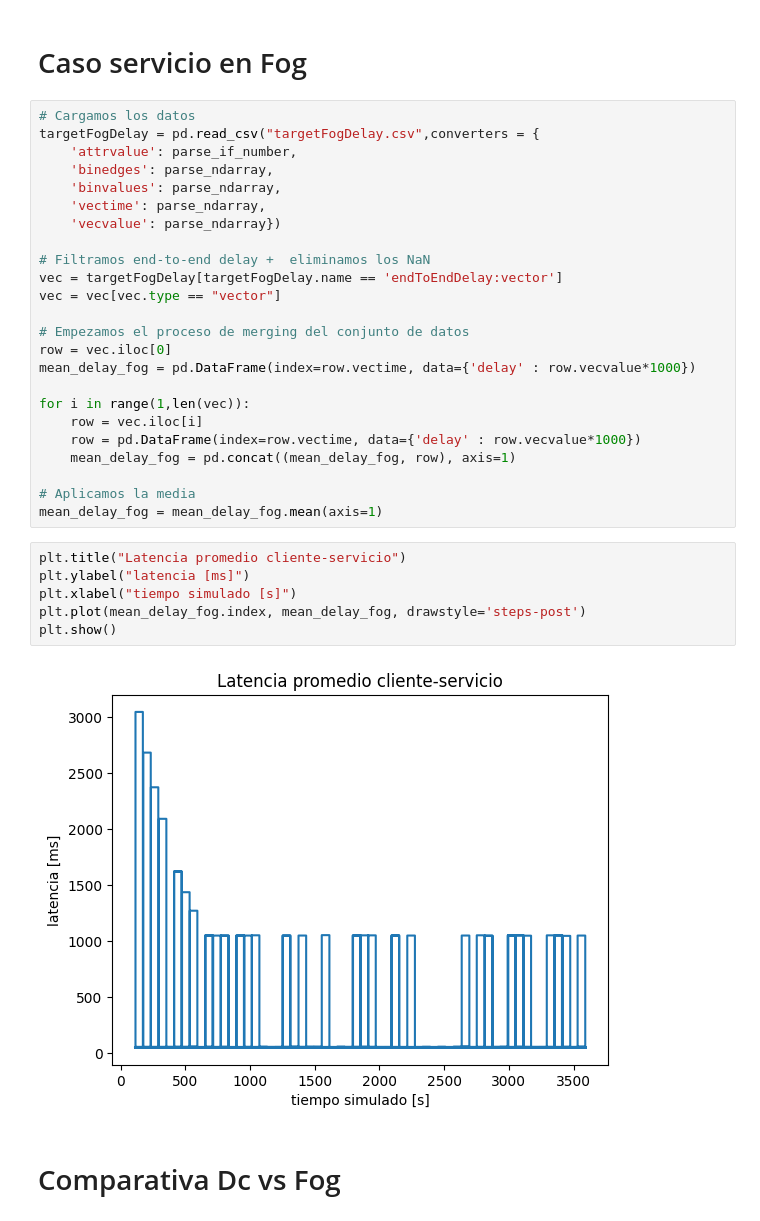
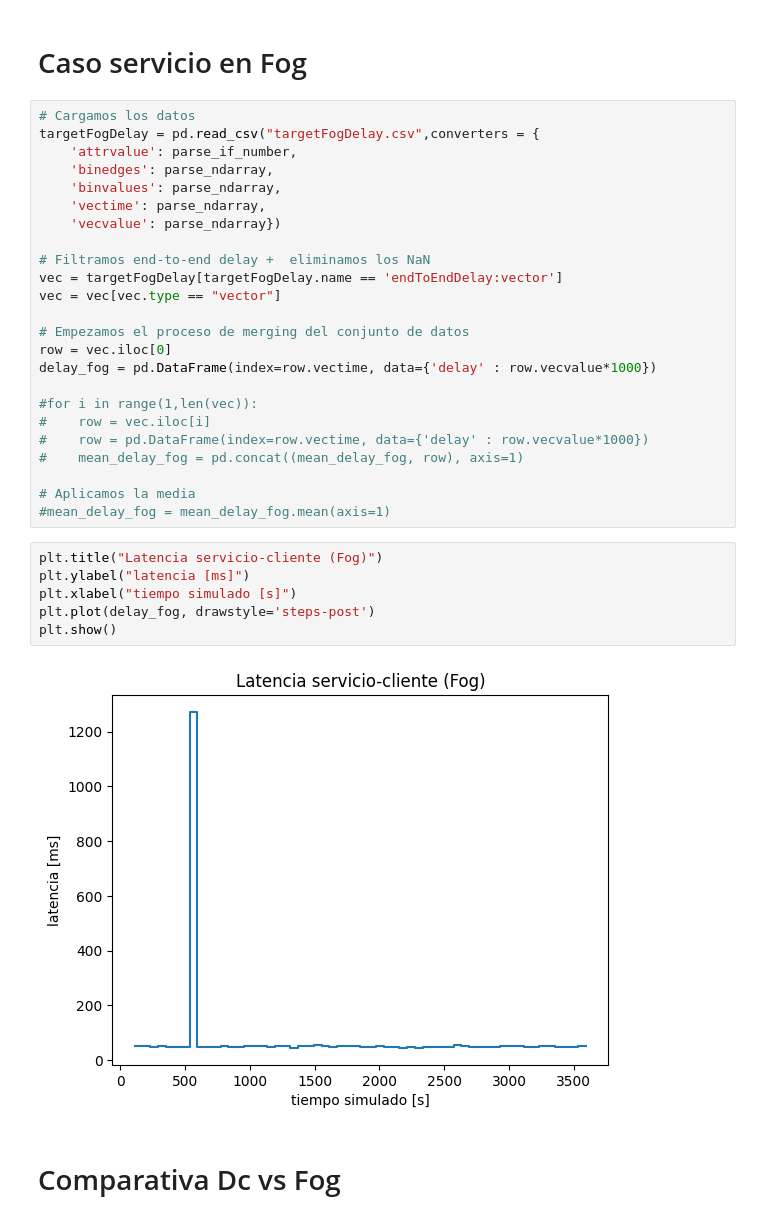
Before and after one commit to UlyssesDeAguilar/Simcan2Fog, a Jupyter notebook: simulations/EdgeScenario/analysis/delays.ipynb, the cells around one changed output. Saved outputs shown, nothing was run; the diff lists cells and outputs as text.

```diff
--- a/simulations/EdgeScenario/analysis/delays.ipynb
+++ b/simulations/EdgeScenario/analysis/delays.ipynb
@@ -91,23 +90,23 @@ vec = vec[vec.type == "vector"]
 
 # Empezamos el proceso de merging del conjunto de datos
 row = vec.iloc[0]
-mean_delay_fog = pd.DataFrame(index=row.vectime, data={'delay' : row.vecvalue*1000})
+delay_fog = pd.DataFrame(index=row.vectime, data={'delay' : row.vecvalue*1000})
 
-for i in range(1,len(vec)):
-    row = vec.iloc[i]
-    row = pd.DataFrame(index=row.vectime, data={'delay' : row.vecvalue*1000})
-    mean_delay_fog = pd.concat((mean_delay_fog, row), axis=1)
+#for i in range(1,len(vec)):
+#    row = vec.iloc[i]
+#    row = pd.DataFrame(index=row.vectime, data={'delay' : row.vecvalue*1000})
+#    mean_delay_fog = pd.concat((mean_delay_fog, row), axis=1)
 
 # Aplicamos la media
-mean_delay_fog = mean_delay_fog.mean(axis=1)
+#mean_delay_fog = mean_delay_fog.mean(axis=1)
 # %%
-plt.title("Latencia promedio cliente-servicio")
+plt.title("Latencia servicio-cliente (Fog)")
 plt.ylabel("latencia [ms]")
 plt.xlabel("tiempo simulado [s]")
-plt.plot(mean_delay_fog.index, mean_delay_fog, drawstyle='steps-post')
+plt.plot(delay_fog, drawstyle='steps-post')
 plt.show()
 # %% [output]
-[figure, old version]
+[figure, new version]
 # %% [markdown]
 # Comparativa Dc vs Fog
 # %%
```
Also changed, not shown: parts of 6 cells of this notebook, 21 other files.
